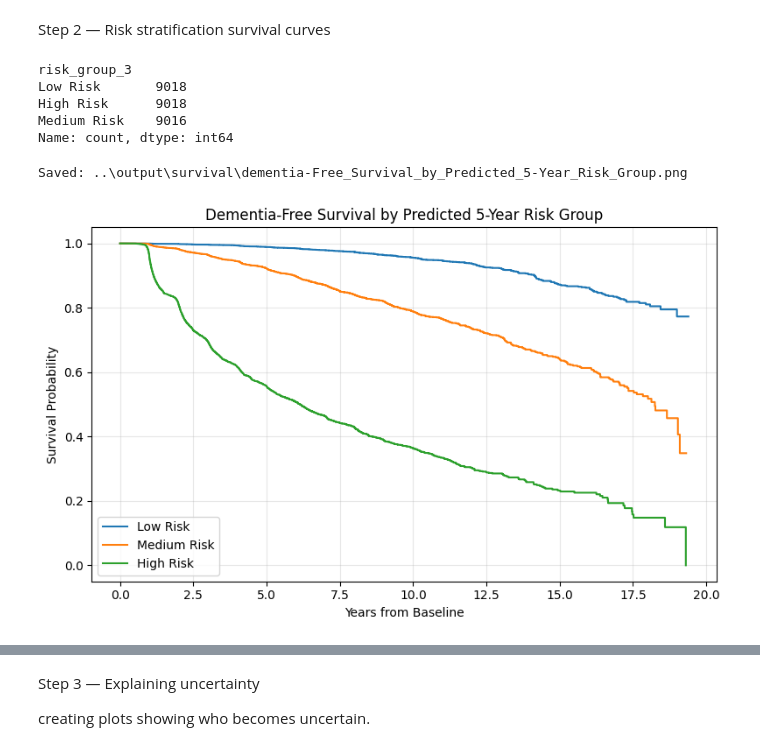
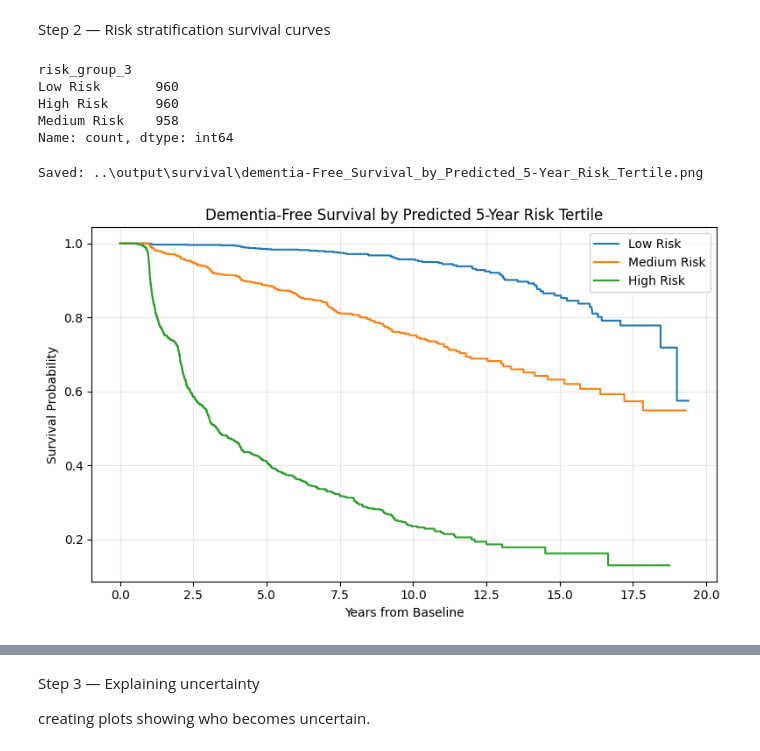
Before and after one commit to MihikaRanj/naccproject, a Jupyter notebook: src/04_survival_analysis_v2.ipynb, the cells around one changed output, grey strips where cells are left out. Cells and saved outputs as stored; diff of their text form; code cells hidden in the pictures.

```diff
--- a/src/04_survival_analysis_v2.ipynb
+++ b/src/04_survival_analysis_v2.ipynb
@@ -1681,6 +1675,7 @@ Saved: ..\output\survival\dementia-Free_Survival_by_Vascular_Burden_Index.png
 # %% [markdown]
 # Stratified competing-risk plot
 # %%
+
 # Stratified competing-risk cumulative incidence by VBI tertile
 
 # Merge VBI into competing-risk dataframe
@@ -1698,6 +1693,8 @@ cr_df["vbi_group"] = pd.qcut(
 )
 
 event_map = {"AD": 1, "PD_LBD": 2, "Vascular": 3}
+
+np.random.seed(42)  # NEW: Reproducibility for tied event times
 
 for event_name, event_code in event_map.items():
     plt.figure(figsize=(8, 5))
@@ -1718,7 +1715,22 @@ for event_name, event_code in event_map.items():
             label=grp
         )
 
-    plt.title(f"Cumulative Incidence of {event_name} by Vascular Burden")
+    # NEW: Improved titles
+    display_name = {
+        "AD": "Alzheimer's Disease",
+        "PD_LBD": "PD/LBD",
+        "Vascular": "Vascular Dementia"
+    }[event_name]
+
+    plt.title(f"Five-Year Cumulative Incidence of {display_name} by VBI")
+    plt.xlim(0, 5)
+
+    # NEW: Adjust y-axis for better visibility
+    if event_name == "Vascular":
+        plt.ylim(0, 0.02)
+    elif event_name == "PD_LBD":
+        plt.ylim(0, 0.025)
+
     plt.xlabel("Years from Baseline")
     plt.ylabel("Cumulative Incidence")
     plt.legend()
@@ -1856,7 +1926,7 @@ Cell below — Compute uncertainty + confidence
 # %%
 # uncertainty / confidence scores
 
-uncertainty_df = boot_df[["NACCID", "time_to_event", "event_any_dementia"]].copy()
+uncertainty_df = boot_test_df[["NACCID", "time_to_event", "event_any_dementia"]].copy()
 uncertainty_df["risk_5y_mean"] = risk_preds.mean(axis=0)
 uncertainty_df["risk_5y_std"]  = risk_preds.std(axis=0)
 uncertainty_df["risk_5y_p10"]  = np.percentile(risk_preds, 10, axis=0)
@@ -1950,7 +2020,7 @@ Cell below — Merge uncertainty back to clinical variables
 analysis_df = model_df.merge(
     uncertainty_df[["NACCID", "risk_5y_mean", "risk_5y_std", "confidence_score", "high_uncertainty"]],
     on="NACCID",
-    how="left"
+    how="inner"
 )
 
 print(analysis_df.shape)
@@ -2322,7 +2392,7 @@ if "analysis_df" not in globals():
         analysis_df = model_df.merge(
             uncertainty_df[["NACCID", "risk_5y_mean", "risk_5y_std", "confidence_score"]],
             on="NACCID",
-            how="left"
+            how="inner"
         )
     else:
         raise ValueError("Need analysis_df or both model_df and uncertainty_df.")
@@ -2337,33 +2407,33 @@ analysis_df["risk_group_3"] = pd.qcut(
 print(analysis_df["risk_group_3"].value_counts(dropna=False))
 # %% [output]
 risk_group_3
-Low Risk       9018
-High Risk      9018
-Medium Risk    9016
+Low Risk       960
+High Risk      960
+Medium Risk    958
 Name: count, dtype: int64
 # %%
 plt.figure(figsize=(8, 5))
 kmf = KaplanMeierFitter()
 
 for grp in ["Low Risk", "Medium Risk", "High Risk"]:
     tmp = analysis_df[analysis_df["risk_group_3"] == grp].copy()
 
     kmf.fit(
         durations=tmp["time_to_event"],
         event_observed=tmp["event_any_dementia"],
         label=grp
     )
     kmf.plot_survival_function(ci_show=False)
 
-plt.title("Dementia-Free Survival by Predicted 5-Year Risk Group")
+plt.title("Dementia-Free Survival by Predicted 5-Year Risk Tertile")
 plt.xlabel("Years from Baseline")
 plt.ylabel("Survival Probability")
 plt.grid(True, alpha=0.3)
-save_survival_fig("dementia-Free_Survival_by_Predicted_5-Year_Risk_Group.png")
+save_survival_fig("dementia-Free_Survival_by_Predicted_5-Year_Risk_Tertile.png")
 plt.show()
 # %% [output]
-Saved: ..\output\survival\dementia-Free_Survival_by_Predicted_5-Year_Risk_Group.png
+Saved: ..\output\survival\dementia-Free_Survival_by_Predicted_5-Year_Risk_Tertile.png
-[figure, old version]
+[figure, new version]
 # %%
 risk_group_summary = analysis_df.groupby("risk_group_3").agg(
     n=("NACCID", "count"),
```
Also changed, not shown: parts of 22 cells of this notebook, 18 other files.
